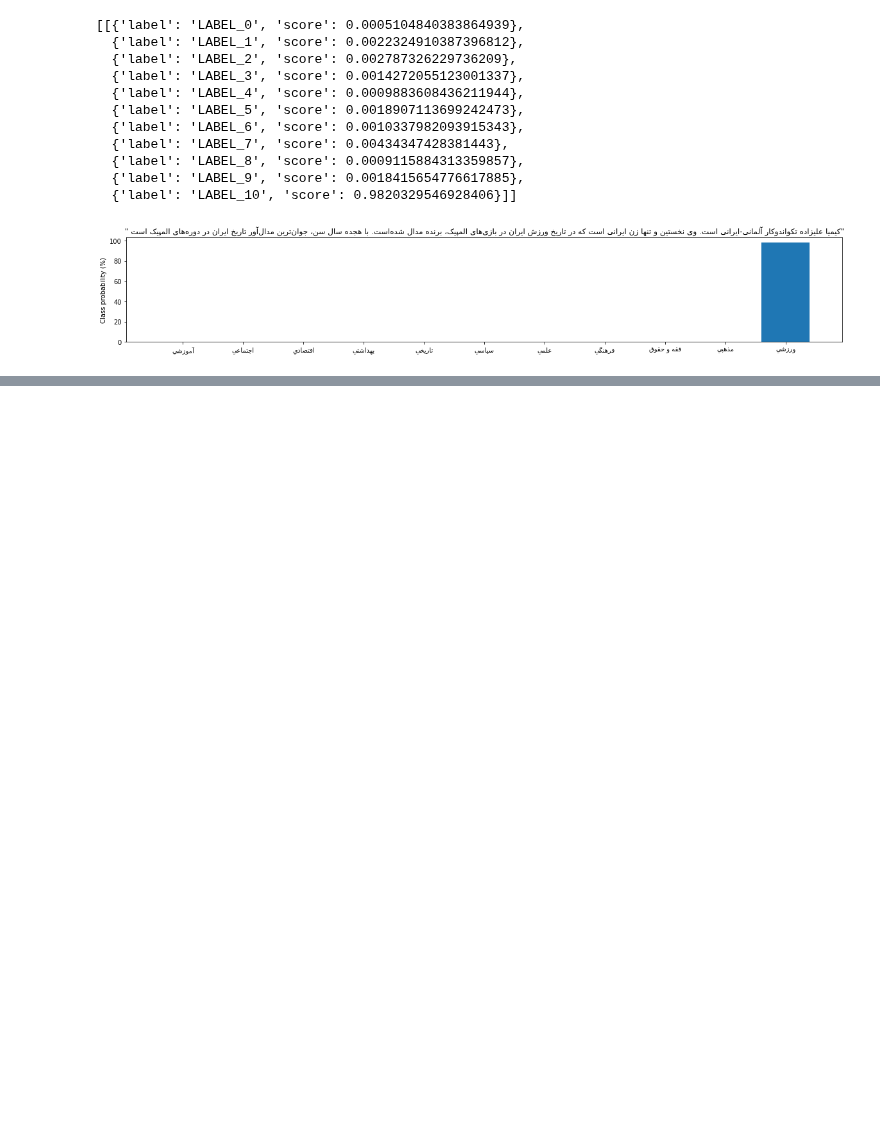
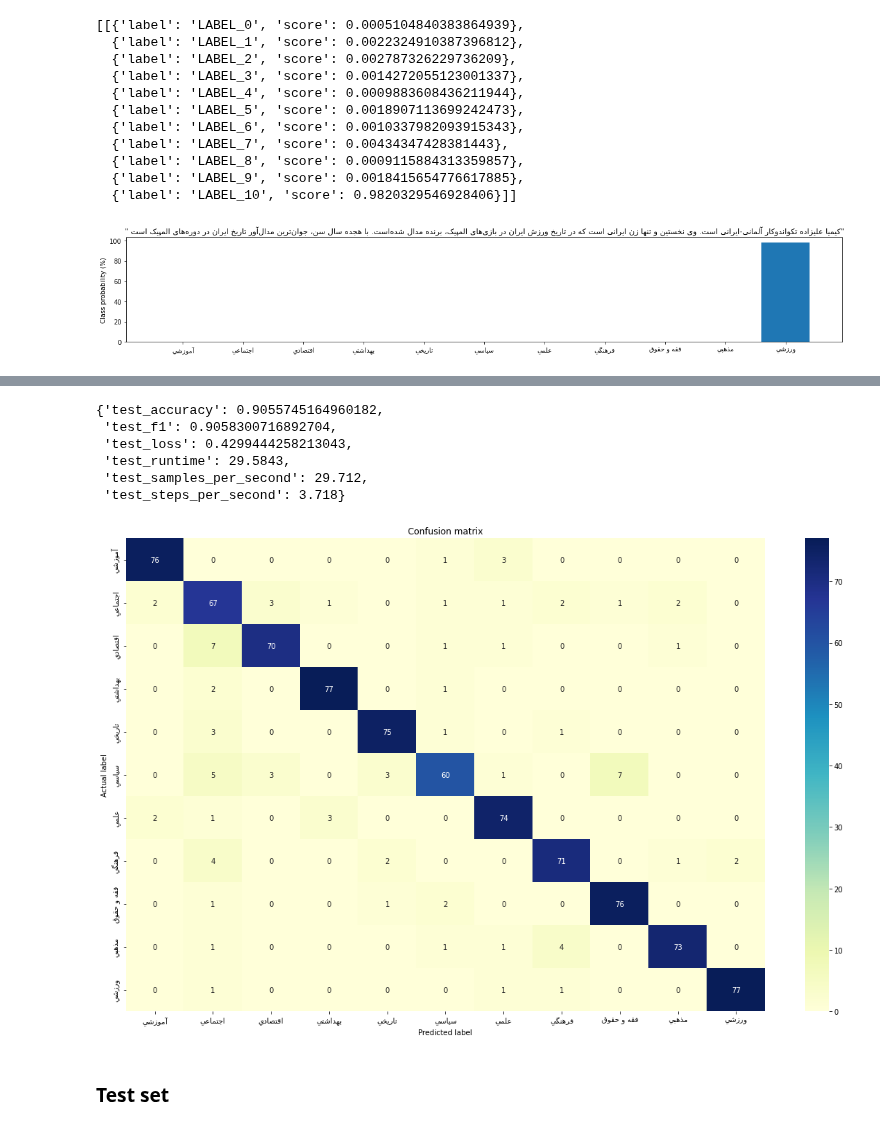
Before and after one commit to ZahraDehghani99/Natural-Language-Processing, a Jupyter notebook: HW5/text_classification_with_transformers.ipynb, the cells around one changed output, grey strips where cells are left out. Drawn from its saved outputs; the diff is of its cells as text; code cells hidden in the pictures; blank space fills up the shorter version.

```diff
--- a/HW5/text_classification_with_transformers.ipynb
+++ b/HW5/text_classification_with_transformers.ipynb
@@ -649,0 +747,8 @@ plt.show()
+# %%
+from transformers import Trainer
+
+trainer = Trainer(model=model, args=training_args,
+                  compute_metrics=compute_metrics,
+                  train_dataset=dataset_encoded["train"],
+                  eval_dataset=dataset_encoded["validation"],
+                  tokenizer=tokenizer)
@@ -649,0 +762,2 @@ plt.show()
+# %%
+trainer.train()
@@ -649,0 +778,2 @@ plt.show()
+# %%
+preds_output = trainer.predict(dataset_encoded["validation"])
@@ -649,0 +782,18 @@ plt.show()
+# %%
+preds_output.metrics
+# %% [output]
+{'test_accuracy': 0.9055745164960182,
+ 'test_f1': 0.9058300716892704,
+ 'test_loss': 0.4299444258213043,
+ 'test_runtime': 29.5843,
+ 'test_samples_per_second': 29.712,
+ 'test_steps_per_second': 3.718}
+# %%
+y_valid = np.array(dataset_encoded["validation"]["label"])
+y_preds = np.argmax(preds_output.predictions, axis=1)
+# %%
+confusion_matrix(y_valid, y_preds)
+# %% [output]
+[figure, added]
+# %% [markdown]
+### Test set
```
Also changed, not shown: parts of 78 cells of this notebook.
